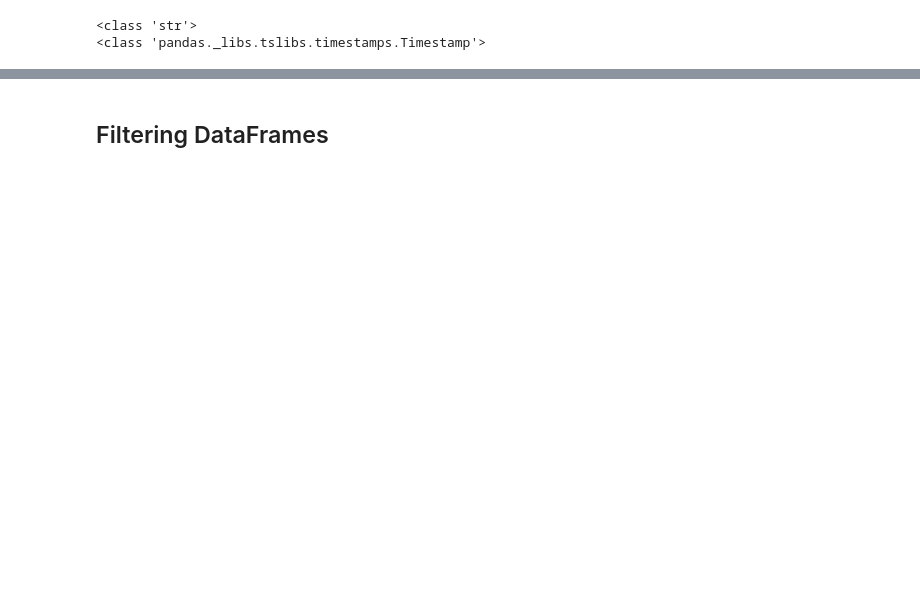
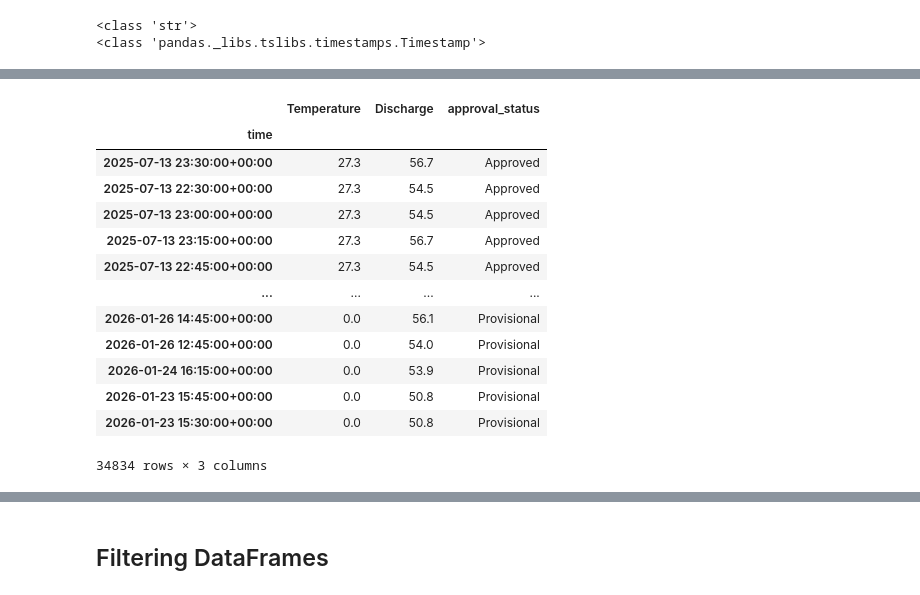
Before and after one commit to NASA-SARP/2026-Coding-Alex, a Jupyter notebook: lessons/02_tabular_data.ipynb, the cells around one changed output, grey strips where cells are left out. Drawn from its saved outputs; the diff is of its cells as text; code cells hidden in the pictures; blank space fills up the shorter version.

```diff
--- a/lessons/02_tabular_data.ipynb
+++ b/lessons/02_tabular_data.ipynb
@@ -447,0 +535,24 @@ gauge
+# %%
+# Set time as index and create simple time-series plot
+gauge.set_index('time', inplace=True)
+# note that using inpalce=True is same as using
+# gauge = gauge.set_index('time')
+
+# Sort by temperature
+gauge.sort_values(by='Temperature', inplace=True, ascending=False) # sort from highest to lowest
+gauge
+# %% [output]
+|  | Temperature | Discharge | approval_status |
+| time |  |  |  |
+| 2025-07-13 23:30:00+00:00 | 27.3 | 56.7 | Approved |
+| 2025-07-13 22:30:00+00:00 | 27.3 | 54.5 | Approved |
+| 2025-07-13 23:00:00+00:00 | 27.3 | 54.5 | Approved |
+| 2025-07-13 23:15:00+00:00 | 27.3 | 56.7 | Approved |
+| 2025-07-13 22:45:00+00:00 | 27.3 | 54.5 | Approved |
+| ... | ... | ... | ... |
+| 2026-01-26 14:45:00+00:00 | 0.0 | 56.1 | Provisional |
+| 2026-01-26 12:45:00+00:00 | 0.0 | 54.0 | Provisional |
+| 2026-01-24 16:15:00+00:00 | 0.0 | 53.9 | Provisional |
+| 2026-01-23 15:45:00+00:00 | 0.0 | 50.8 | Provisional |
+| 2026-01-23 15:30:00+00:00 | 0.0 | 50.8 | Provisional |
+34834 rows × 3 columns
```
Also changed, not shown: parts of 58 cells of this notebook, 1 other file.
